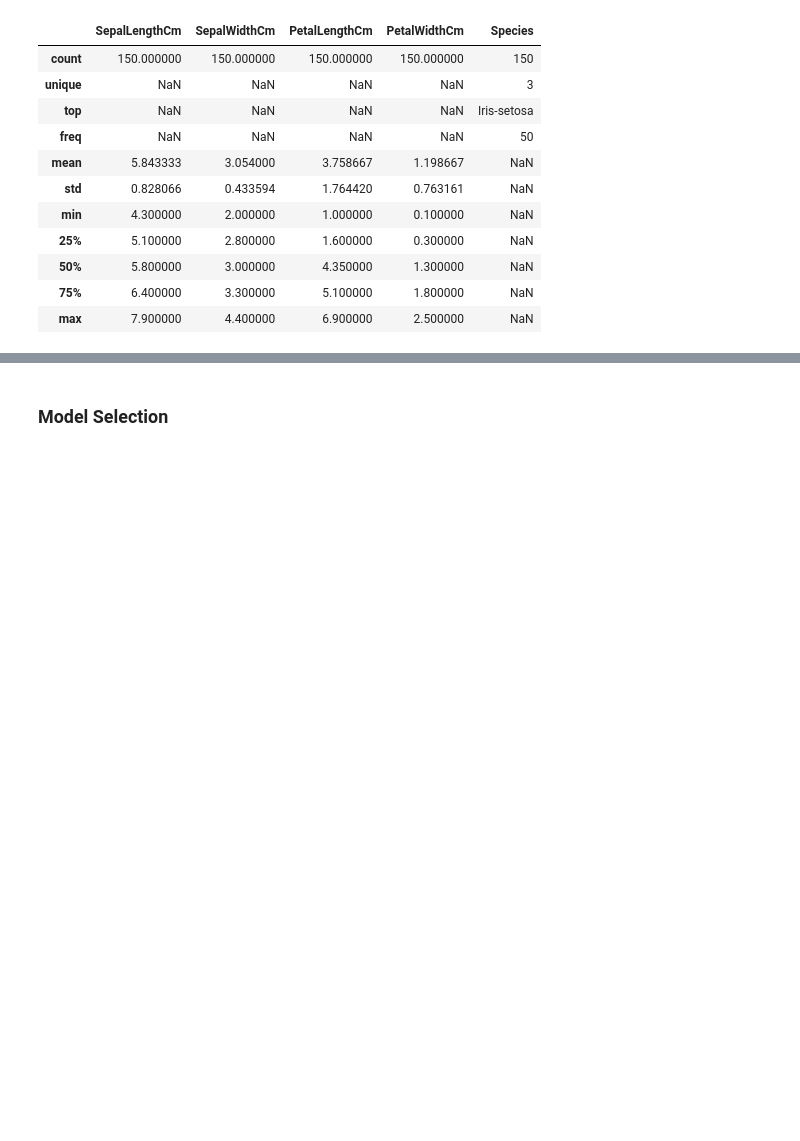
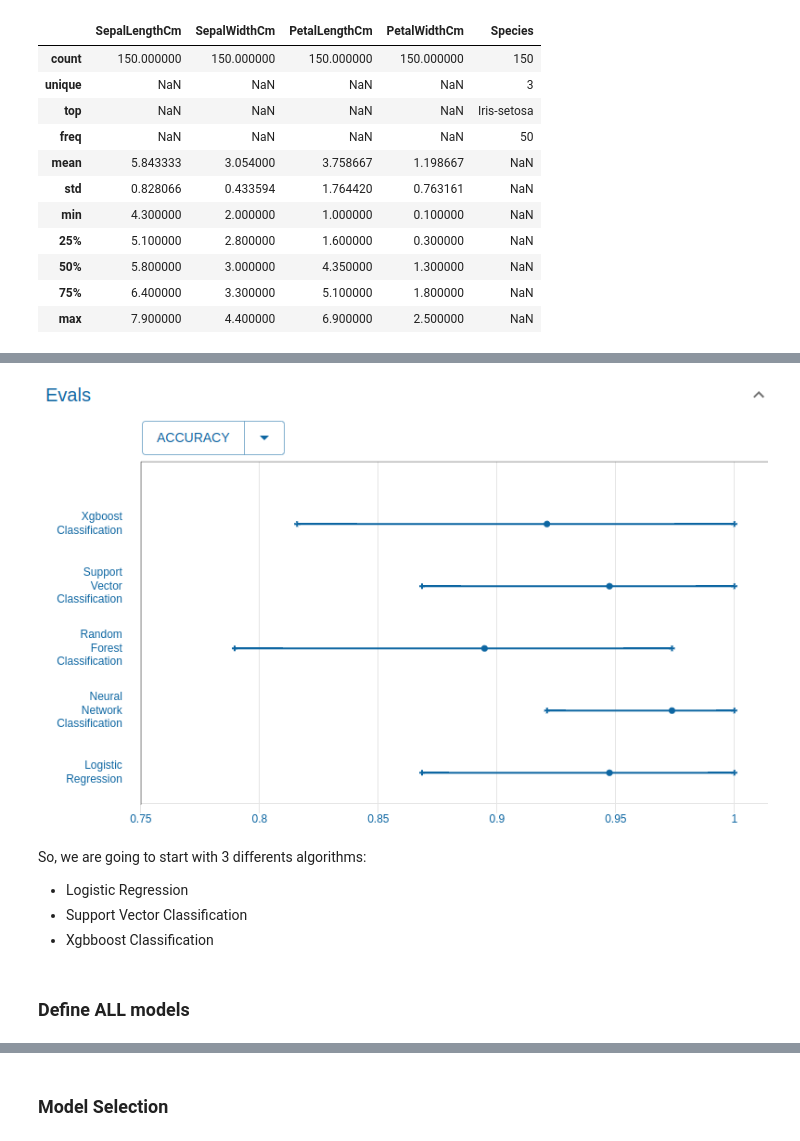
Before and after one commit to saitoHugo/iris-classifier-challenge, a Jupyter notebook: notebooks/training.ipynb, the cells around one changed output, grey strips where cells are left out. Drawn from its saved outputs; the diff is of its cells as text; code cells hidden in the pictures; blank space fills up the shorter version.

```diff
--- a/notebooks/training.ipynb
+++ b/notebooks/training.ipynb
@@ -124,0 +222,10 @@ data.describe(include='all')
+# %%
+display.Image("../assets/images/accuracy-benchmark.png")
+# %% [output]
+[figure, added]
+# %% [markdown]
+So, we are going to start with 3 differents algorithms:
+
+- Logistic Regression
+- Support Vector Classification
+- Xgbboost Classification
@@ -124,0 +247,2 @@ data.describe(include='all')
+# %% [markdown]
+### Define ALL models
```
Also changed, not shown: parts of 20 cells of this notebook.
